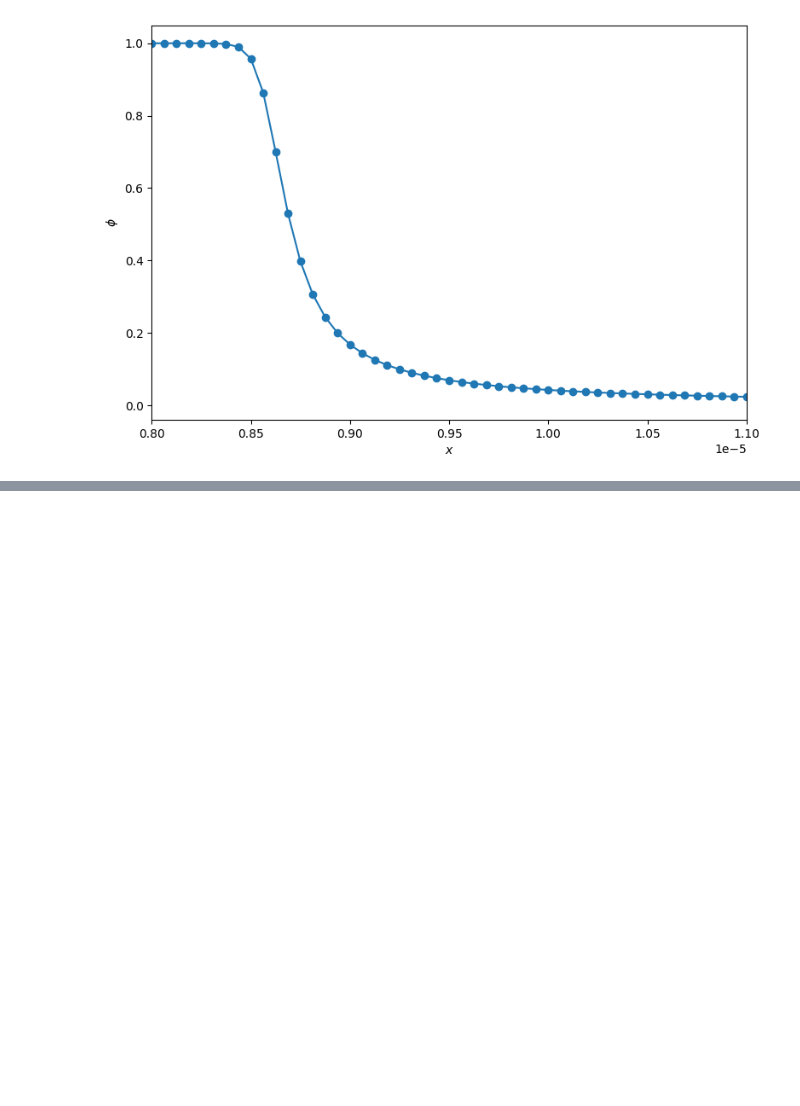
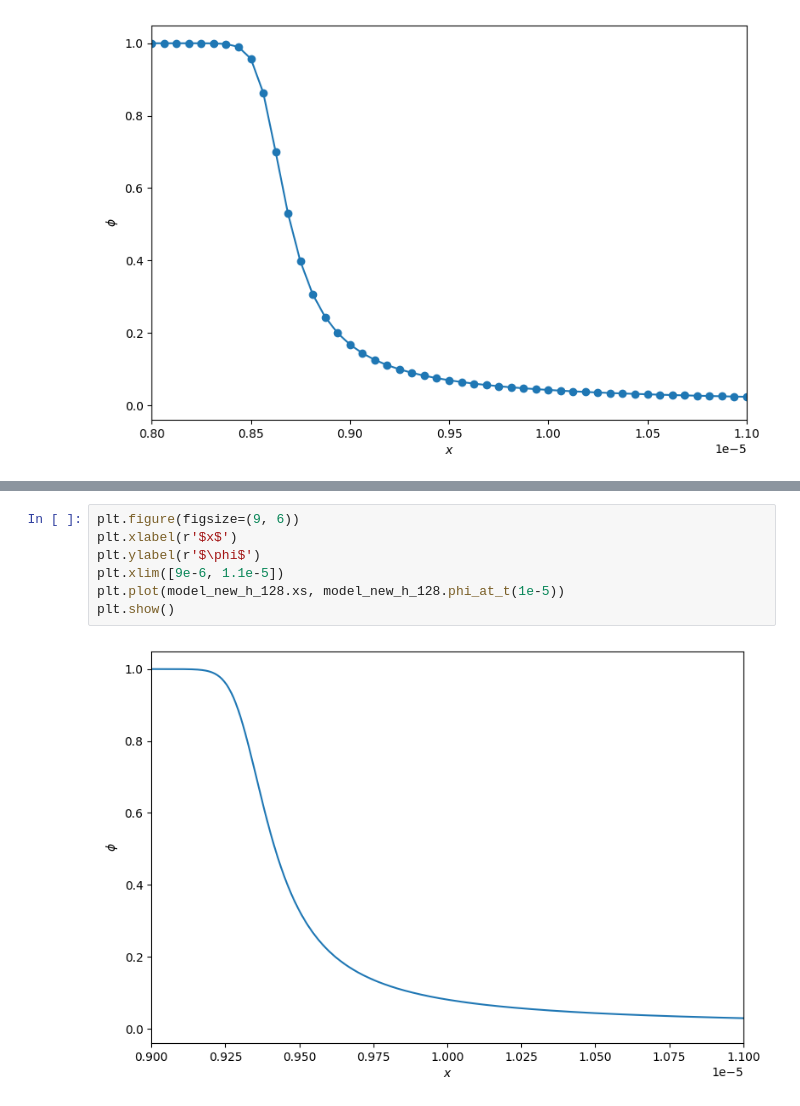
Before and after one commit to ponomarevandr/disruption, a Jupyter notebook: model_tuning/experiments/convergence_in_time/resolution_in_space.ipynb, the cells around one changed output, grey strips where cells are left out. Drawn from its saved outputs; the diff is of its cells as text; blank space fills up the shorter version.

```diff
--- a/model_tuning/experiments/convergence_in_time/resolution_in_space.ipynb
+++ b/model_tuning/experiments/convergence_in_time/resolution_in_space.ipynb
@@ -182,0 +203,9 @@ plt.show()
+# %%
+plt.figure(figsize=(9, 6))
+plt.xlabel(r'$x$')
+plt.ylabel(r'$\phi$')
+plt.xlim([9e-6, 1.1e-5])
+plt.plot(model_new_h_128.xs, model_new_h_128.phi_at_t(1e-5))
+plt.show()
+# %% [output]
+[figure, added]
```
Also changed, not shown: parts of 17 cells of this notebook, 5 other files.
